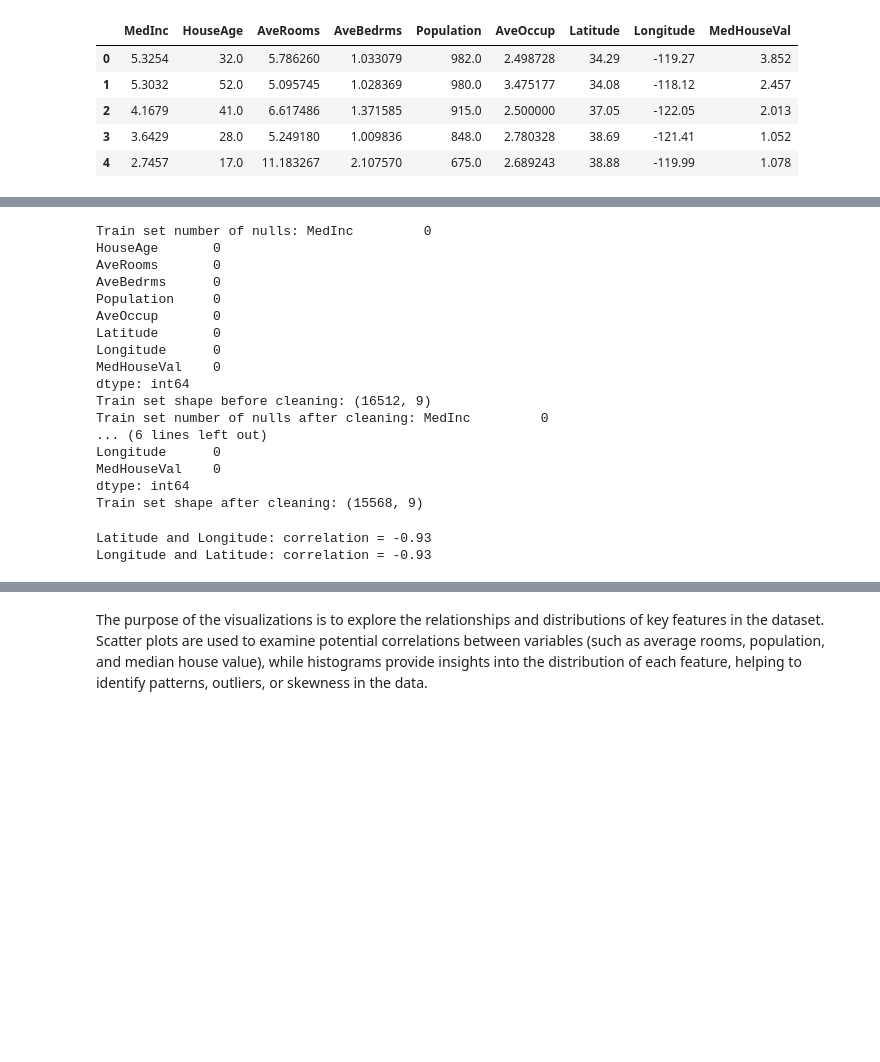
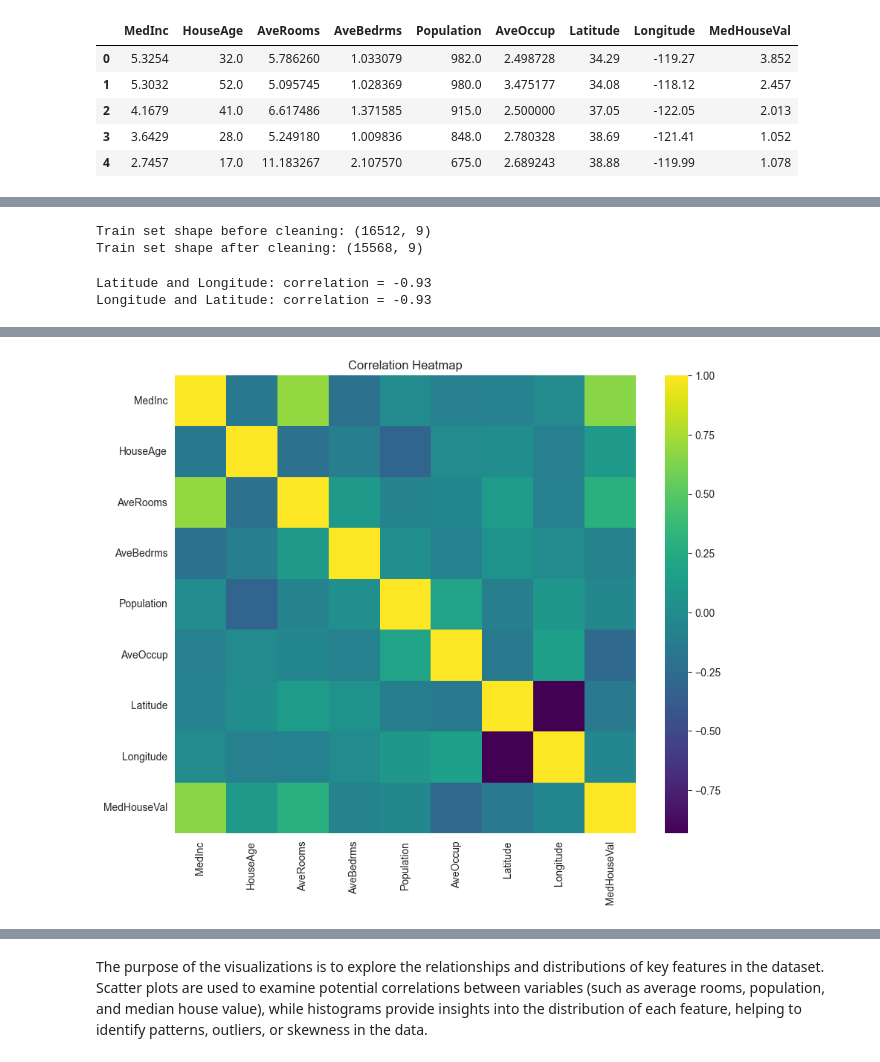
Before and after one commit to agamordechai/ml_house_prices, a Jupyter notebook: Assignment2_supervised_learning_flow.ipynb, the cells around one changed output, grey strips where cells are left out. Drawn from its saved outputs; the diff is of its cells as text; code cells hidden in the pictures; blank space fills up the shorter version.

Commit message:
added heatmap

```diff
--- a/Assignment2_supervised_learning_flow.ipynb
+++ b/Assignment2_supervised_learning_flow.ipynb
@@ -125,56 +127,45 @@ def remove_outliers(df, column, threshold=3):
     upper_bound = mean + threshold * std_dev
     return df[(df[column] >= lower_bound) & (df[column] <= upper_bound)]
 # %%
-print(f"Train set number of nulls: {df_train.isnull().sum()}")
 print(f"Train set shape before cleaning: {df_train.shape}")
 
 df_train = clean_data(df_train)
 for column in df_train.columns:
     df_train = remove_outliers(df_train, column)
 
-print(f"Train set number of nulls after cleaning: {df_train.isnull().sum()}")
 print(f"Train set shape after cleaning: {df_train.shape}")
 # %% [output]
-Train set number of nulls: MedInc         0
-HouseAge       0
-AveRooms       0
-AveBedrms      0
-Population     0
-AveOccup       0
-Latitude       0
-Longitude      0
-MedHouseVal    0
-dtype: int64
 Train set shape before cleaning: (16512, 9)
-Train set number of nulls after cleaning: MedInc         0
-... (6 lines left out)
-Longitude      0
-MedHouseVal    0
-dtype: int64
 Train set shape after cleaning: (15568, 9)
 # %%
 corr = df_train.corr(method = 'pearson')
 
 high_corr = np.where((np.abs(corr) > 0.7) & (np.abs(corr) < 1.0))
 high_corr_pairs = [(corr.index[x], corr.columns[y], corr.iloc[x, y]) for x, y in zip(*high_corr)]
 
 for col1, col2, value in high_corr_pairs:
     print(f"{col1} and {col2}: correlation = {value:.2f}")
 
-corr
+display(corr)
+
+figure, ax = plt.subplots(figsize=(10, 8))
+sns.heatmap(corr, fmt=".2f", cmap='viridis', ax=ax)
+plt.title('Correlation Heatmap')
+plt.show()
 # %% [output]
 Latitude and Longitude: correlation = -0.93
 Longitude and Latitude: correlation = -0.93
 |  | MedInc | HouseAge | AveRooms | AveBedrms | Population | AveOccup | Latitude | Longitude | MedHouseVal |
 | MedInc | 1.000000 | -0.147706 | 0.690584 | -0.214160 | -0.010197 | -0.094939 | -0.080839 | -0.014441 | 0.657415 |
 | HouseAge | -0.147706 | 1.000000 | -0.212243 | -0.104081 | -0.305395 | -0.014972 | 0.008354 | -0.096066 | 0.112330 |
 | AveRooms | 0.690584 | -0.212243 | 1.000000 | 0.113693 | -0.070200 | -0.041097 | 0.125290 | -0.089265 | 0.293545 |
 | AveBedrms | -0.214160 | -0.104081 | 0.113693 | 1.000000 | 0.028247 | -0.086621 | 0.052950 | -0.005585 | -0.067769 |
 | Population | -0.010197 | -0.305395 | -0.070200 | 0.028247 | 1.000000 | 0.189323 | -0.105805 | 0.099175 | -0.035496 |
 | AveOccup | -0.094939 | -0.014972 | -0.041097 | -0.086621 | 0.189323 | 1.000000 | -0.143514 | 0.159357 | -0.278233 |
 | Latitude | -0.080839 | 0.008354 | 0.125290 | 0.052950 | -0.105805 | -0.143514 | 1.000000 | -0.931276 | -0.144782 |
 | Longitude | -0.014441 | -0.096066 | -0.089265 | -0.005585 | 0.099175 | 0.159357 | -0.931276 | 1.000000 | -0.042703 |
 | MedHouseVal | 0.657415 | 0.112330 | 0.293545 | -0.067769 | -0.035496 | -0.278233 | -0.144782 | -0.042703 | 1.000000 |
+[figure, added]
 # %%
 # dimension reduction
 # We will drop the 'MedInc' column as it is highly correlated with 'MedHouseVal'
```
Also changed, not shown: parts of 7 cells of this notebook.
